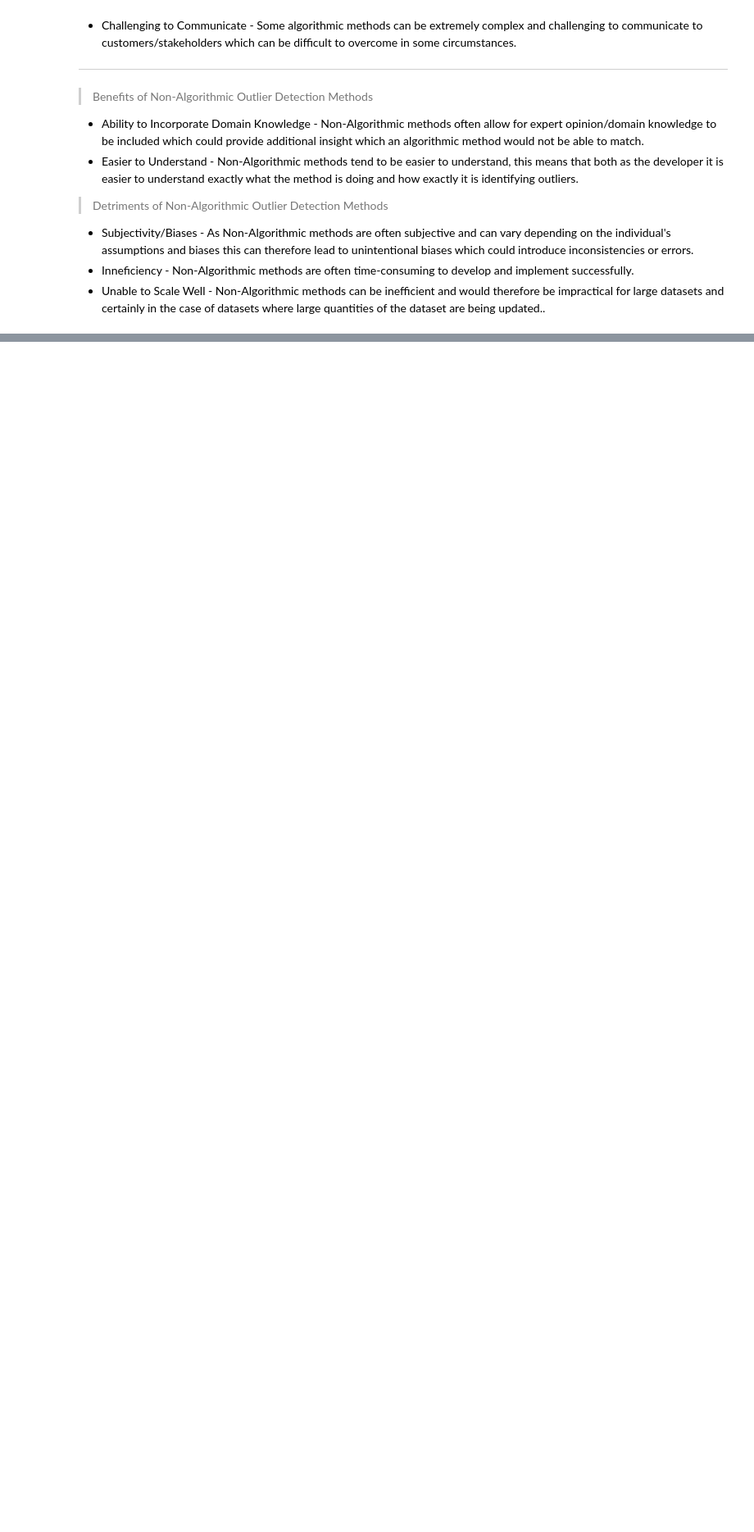
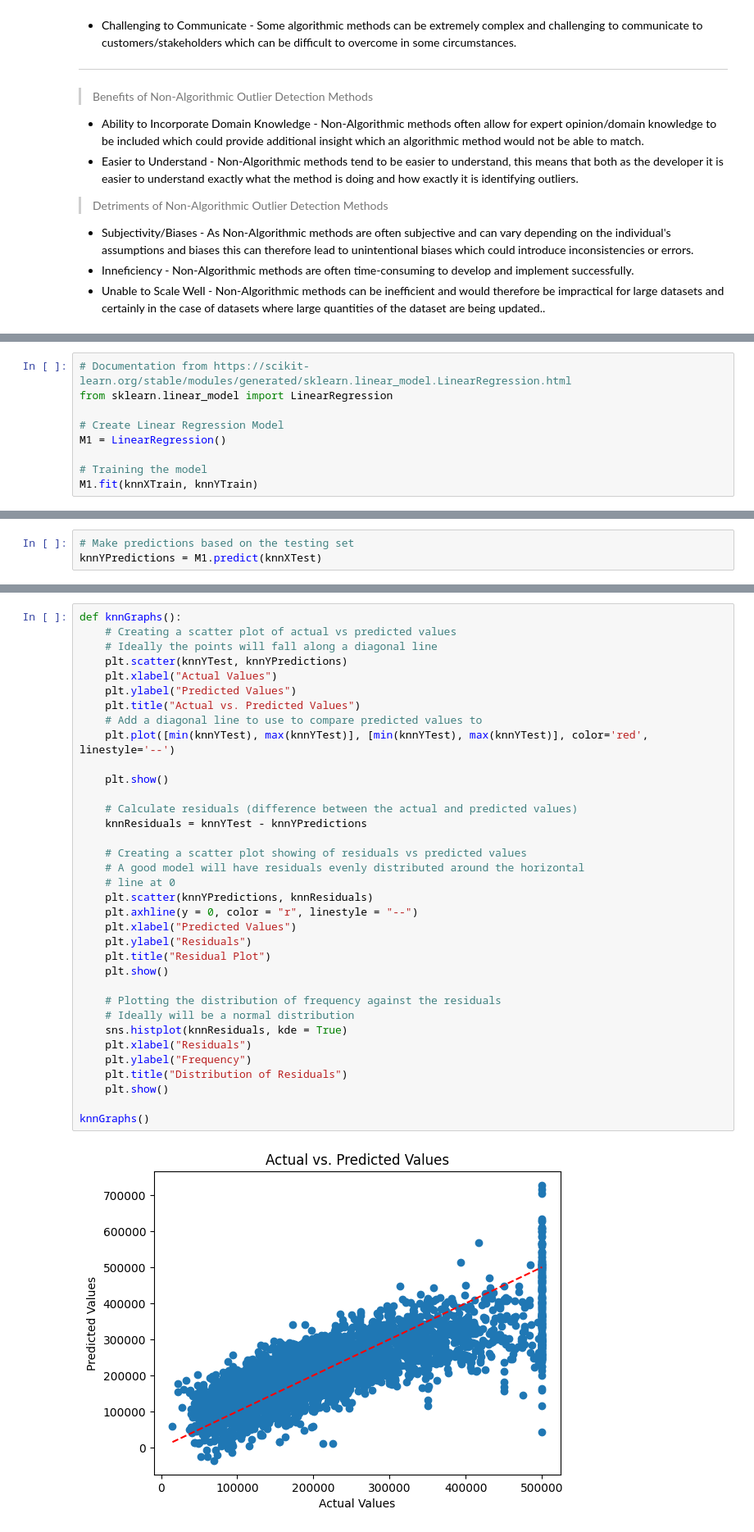
Before and after one commit to Dillonreed/3831-Coursework-Part-1, a Jupyter notebook: 3831_Coursework_Part_1.ipynb, the cells around one changed output, grey strips where cells are left out. Shown at 82% size. Cells and saved outputs as stored; diff of their text form; blank space fills up the shorter version.

```diff
--- a/3831_Coursework_Part_1.ipynb
+++ b/3831_Coursework_Part_1.ipynb
@@ -949,0 +1110,9 @@ Often a combination of both algorithmic and non-algorithmic methods are used to
+# %%
+# Documentation from https://scikit-learn.org/stable/modules/generated/sklearn.linear_model.LinearRegression.html
+from sklearn.linear_model import LinearRegression
+
+# Create Linear Regression Model
+M1 = LinearRegression()
+
+# Training the model
+M1.fit(knnXTrain, knnYTrain)
@@ -949,0 +1123,3 @@ Often a combination of both algorithmic and non-algorithmic methods are used to
+# %%
+# Make predictions based on the testing set
+knnYPredictions = M1.predict(knnXTest)
@@ -949,0 +1153,37 @@ Often a combination of both algorithmic and non-algorithmic methods are used to
+# %%
+def knnGraphs():
+    # Creating a scatter plot of actual vs predicted values
+    # Ideally the points will fall along a diagonal line
+    plt.scatter(knnYTest, knnYPredictions)
+    plt.xlabel("Actual Values")
+    plt.ylabel("Predicted Values")
+    plt.title("Actual vs. Predicted Values")
+    # Add a diagonal line to use to compare predicted values to
+    plt.plot([min(knnYTest), max(knnYTest)], [min(knnYTest), max(knnYTest)], color='red', linestyle='--')
+
+    plt.show()
+
+    # Calculate residuals (difference between the actual and predicted values)
+    knnResiduals = knnYTest - knnYPredictions
+
+    # Creating a scatter plot showing of residuals vs predicted values
+    # A good model will have residuals evenly distributed around the horizontal
+    # line at 0
+    plt.scatter(knnYPredictions, knnResiduals)
+    plt.axhline(y = 0, color = "r", linestyle = "--")
+    plt.xlabel("Predicted Values")
+    plt.ylabel("Residuals")
+    plt.title("Residual Plot")
+    plt.show()
+
+    # Plotting the distribution of frequency against the residuals
+    # Ideally will be a normal distribution
+    sns.histplot(knnResiduals, kde = True)
+    plt.xlabel("Residuals")
+    plt.ylabel("Frequency")
+    plt.title("Distribution of Residuals")
+    plt.show()
+
+knnGraphs()
+# %% [output]
+[figure, added]
```
Also changed, not shown: parts of 61 cells of this notebook.
